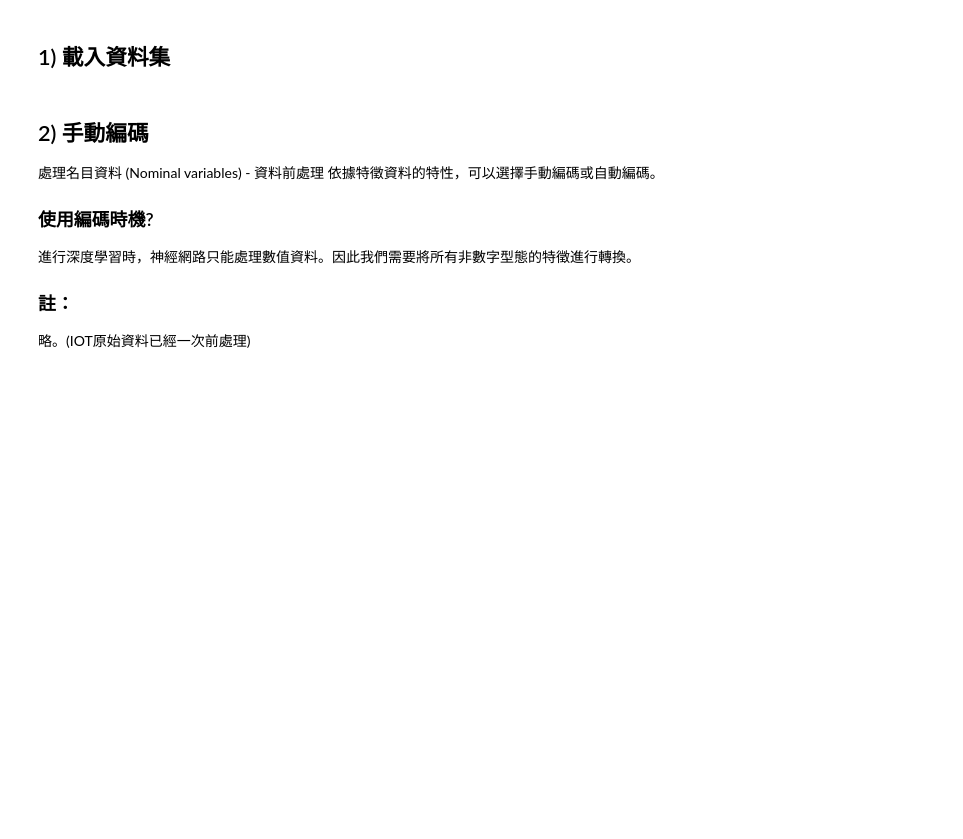
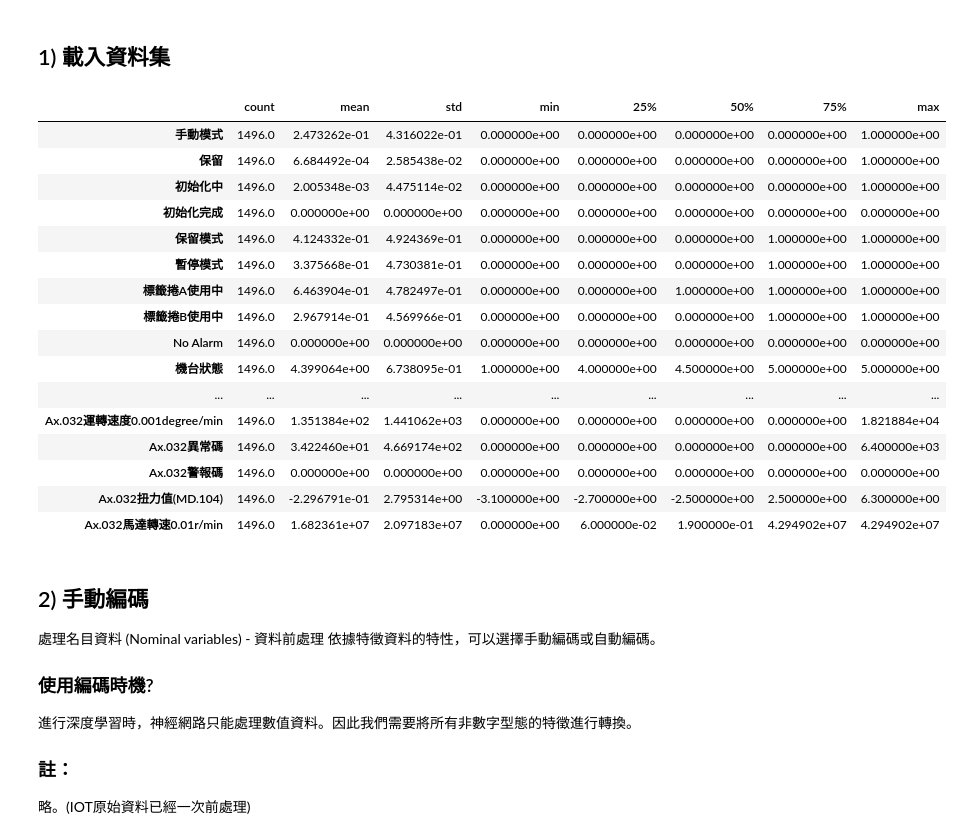
Before and after one commit to tempzeba/iot_test_public, a Jupyter notebook: A1L02007_log_20201120_(DNN_tensorflow2_0)_Sequential.ipynb, the cells around one changed output. Cells and saved outputs as stored; diff of their text form; code cells hidden in the pictures; blank space fills up the shorter version.

```diff
--- a/A1L02007_log_20201120_(DNN_tensorflow2_0)_Sequential.ipynb
+++ b/A1L02007_log_20201120_(DNN_tensorflow2_0)_Sequential.ipynb
@@ -157,45 +157,54 @@ r'位址區段W2004紀錄時間'
  '轉瓶04伺服R軸單元老化預警',
  '轉瓶05伺服R軸單元老化預警',
  '轉瓶06伺服R軸單元老化預警',
  '轉瓶07伺服R軸單元老化預警',
  '轉瓶08伺服R軸單元老化預警',
  '轉瓶09伺服R軸單元老化預警',
  '轉瓶10伺服R軸單元老化預警',
  '轉瓶11伺服R軸單元老化預警',
  '轉瓶12伺服R軸單元老化預警',
  '轉瓶13伺服R軸單元老化預警',
  '轉瓶14伺服R軸單元老化預警',
  '轉瓶15伺服R軸單元老化預警',
  '轉瓶16伺服R軸單元老化預警',
  '轉瓶17伺服R軸單元老化預警',
  '轉瓶18伺服R軸單元老化預警'
 
 ],axis=1)
 
 df_train = df_train[df_train['ALife(PLC)']>=0]  #清除無效數據
 df_train.describe().transpose()
 # df_train.columns.to_list()
 
-
-a=sorted(list(df_train['故障代號'].unique()))
-
-label_map = dict(zip(a,range(len(a))))
-# print(label_map)
-
-df_train['故障序碼'] = df_train['故障代號'].map(label_map)
-# list(df_train['故障序碼'].unique())
-
 # 調整資料集
 # 1. 只取有異常部分
 # 2. 計算有異常資料筆數
 # 3. 從無異常資料隨機抽出k筆資料與異常資料合併作為投入模型的資料集。k=異常資料筆數
-mask = df_train[r'故障序碼'] > 0
+mask = df_train[r'故障代號'] > 0
 target_count = mask.sum()
 # print(target_count)
-df_train_noerr = df_train[df_train[r'故障序碼'] == 0].sample(n=target_count,random_state=123,axis=0)
+df_train_noerr = df_train[df_train[r'故障代號'] == 0].sample(n=target_count,random_state=123,axis=0)
 df_train = df_train[mask]
 df_train = df_train.append(df_train_noerr)
-# df_train.describe().transpose()
+df_train.describe().transpose()
+# %% [output]
+|  | count | mean | std | min | 25% | 50% | 75% | max |
+| 手動模式 | 1496.0 | 2.473262e-01 | 4.316022e-01 | 0.000000e+00 | 0.000000e+00 | 0.000000e+00 | 0.000000e+00 | 1.000000e+00 |
+| 保留 | 1496.0 | 6.684492e-04 | 2.585438e-02 | 0.000000e+00 | 0.000000e+00 | 0.000000e+00 | 0.000000e+00 | 1.000000e+00 |
+| 初始化中 | 1496.0 | 2.005348e-03 | 4.475114e-02 | 0.000000e+00 | 0.000000e+00 | 0.000000e+00 | 0.000000e+00 | 1.000000e+00 |
+| 初始化完成 | 1496.0 | 0.000000e+00 | 0.000000e+00 | 0.000000e+00 | 0.000000e+00 | 0.000000e+00 | 0.000000e+00 | 0.000000e+00 |
+| 保留模式 | 1496.0 | 4.124332e-01 | 4.924369e-01 | 0.000000e+00 | 0.000000e+00 | 0.000000e+00 | 1.000000e+00 | 1.000000e+00 |
+| 暫停模式 | 1496.0 | 3.375668e-01 | 4.730381e-01 | 0.000000e+00 | 0.000000e+00 | 0.000000e+00 | 1.000000e+00 | 1.000000e+00 |
+| 標籤捲A使用中 | 1496.0 | 6.463904e-01 | 4.782497e-01 | 0.000000e+00 | 0.000000e+00 | 1.000000e+00 | 1.000000e+00 | 1.000000e+00 |
+| 標籤捲B使用中 | 1496.0 | 2.967914e-01 | 4.569966e-01 | 0.000000e+00 | 0.000000e+00 | 0.000000e+00 | 1.000000e+00 | 1.000000e+00 |
+| No Alarm | 1496.0 | 0.000000e+00 | 0.000000e+00 | 0.000000e+00 | 0.000000e+00 | 0.000000e+00 | 0.000000e+00 | 0.000000e+00 |
+| 機台狀態 | 1496.0 | 4.399064e+00 | 6.738095e-01 | 1.000000e+00 | 4.000000e+00 | 4.500000e+00 | 5.000000e+00 | 5.000000e+00 |
+| ... | ... | ... | ... | ... | ... | ... | ... | ... |
+| Ax.032運轉速度0.001degree/min | 1496.0 | 1.351384e+02 | 1.441062e+03 | 0.000000e+00 | 0.000000e+00 | 0.000000e+00 | 0.000000e+00 | 1.821884e+04 |
+| Ax.032異常碼 | 1496.0 | 3.422460e+01 | 4.669174e+02 | 0.000000e+00 | 0.000000e+00 | 0.000000e+00 | 0.000000e+00 | 6.400000e+03 |
+| Ax.032警報碼 | 1496.0 | 0.000000e+00 | 0.000000e+00 | 0.000000e+00 | 0.000000e+00 | 0.000000e+00 | 0.000000e+00 | 0.000000e+00 |
+| Ax.032扭力值(MD.104) | 1496.0 | -2.296791e-01 | 2.795314e+00 | -3.100000e+00 | -2.700000e+00 | -2.500000e+00 | 2.500000e+00 | 6.300000e+00 |
+| Ax.032馬達轉速0.01r/min | 1496.0 | 1.682361e+07 | 2.097183e+07 | 0.000000e+00 | 6.000000e-02 | 1.900000e-01 | 4.294902e+07 | 4.294902e+07 |
 # %% [markdown]
 ## 2) 手動編碼
 處理名目資料 (Nominal variables) - 資料前處理
```
Also changed, not shown: parts of 11 cells of this notebook.
